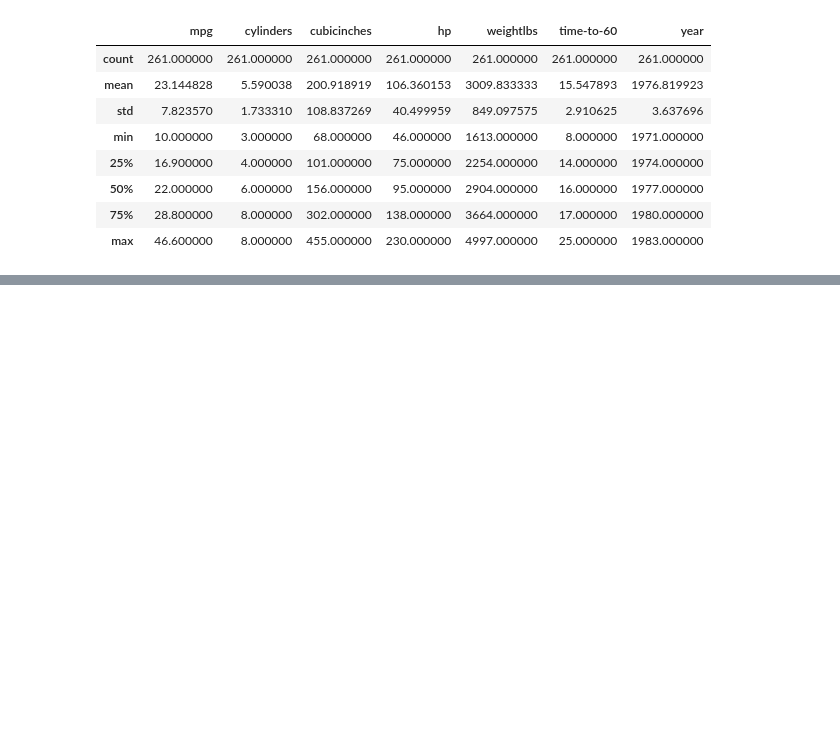
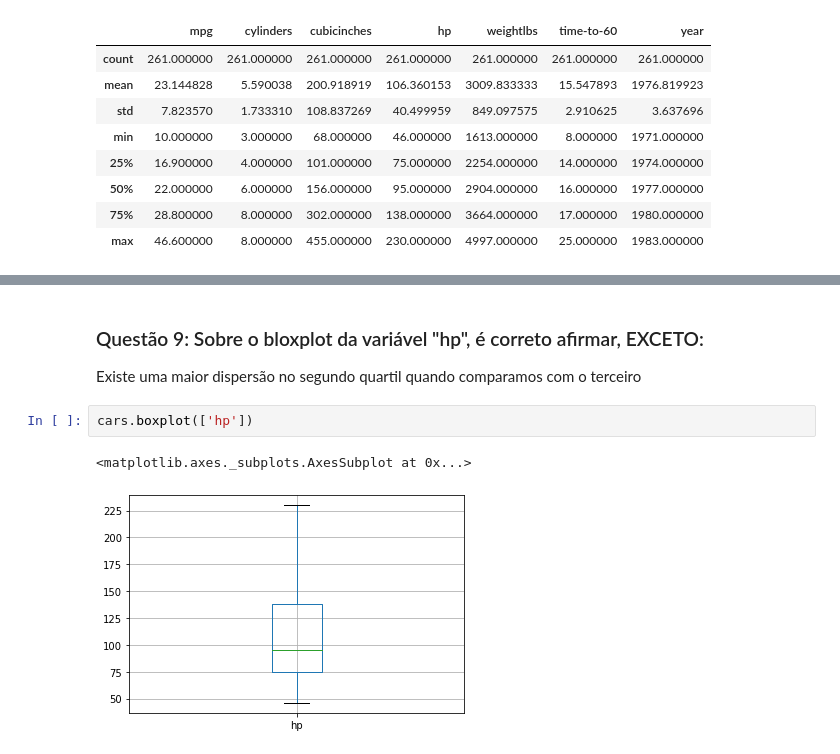
Before and after one commit to Aguiaia/igti_Machine_Learning, a Jupyter notebook: 6 - Desafio final/desafio.ipynb, the cells around one changed output, grey strips where cells are left out. Saved outputs shown, nothing was run; the diff lists cells and outputs as text; blank space fills up the shorter version.

```diff
--- a/6 - Desafio final/desafio.ipynb
+++ b/6 - Desafio final/desafio.ipynb
@@ -122,0 +135,8 @@ cars. describe()
+# %% [markdown]
+### Questão 9: Sobre o bloxplot da variável "hp", é correto afirmar, EXCETO:
+Existe uma maior dispersão no segundo quartil quando comparamos com o terceiro
+# %%
+cars.boxplot(['hp'])
+# %% [output]
+<matplotlib.axes._subplots.AxesSubplot at 0x...>
+[figure, added]
```
Also changed, not shown: parts of 36 cells of this notebook.
